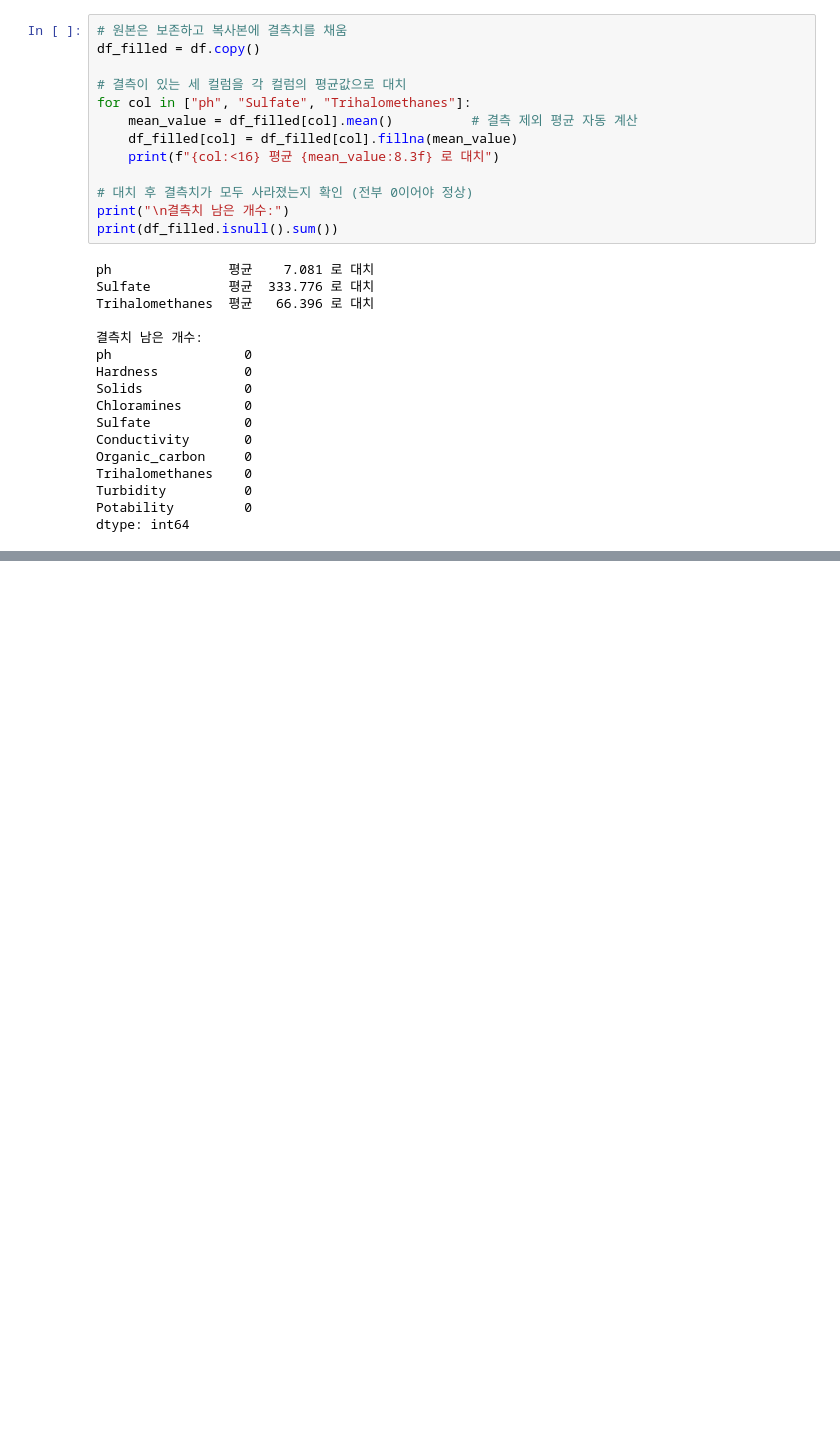
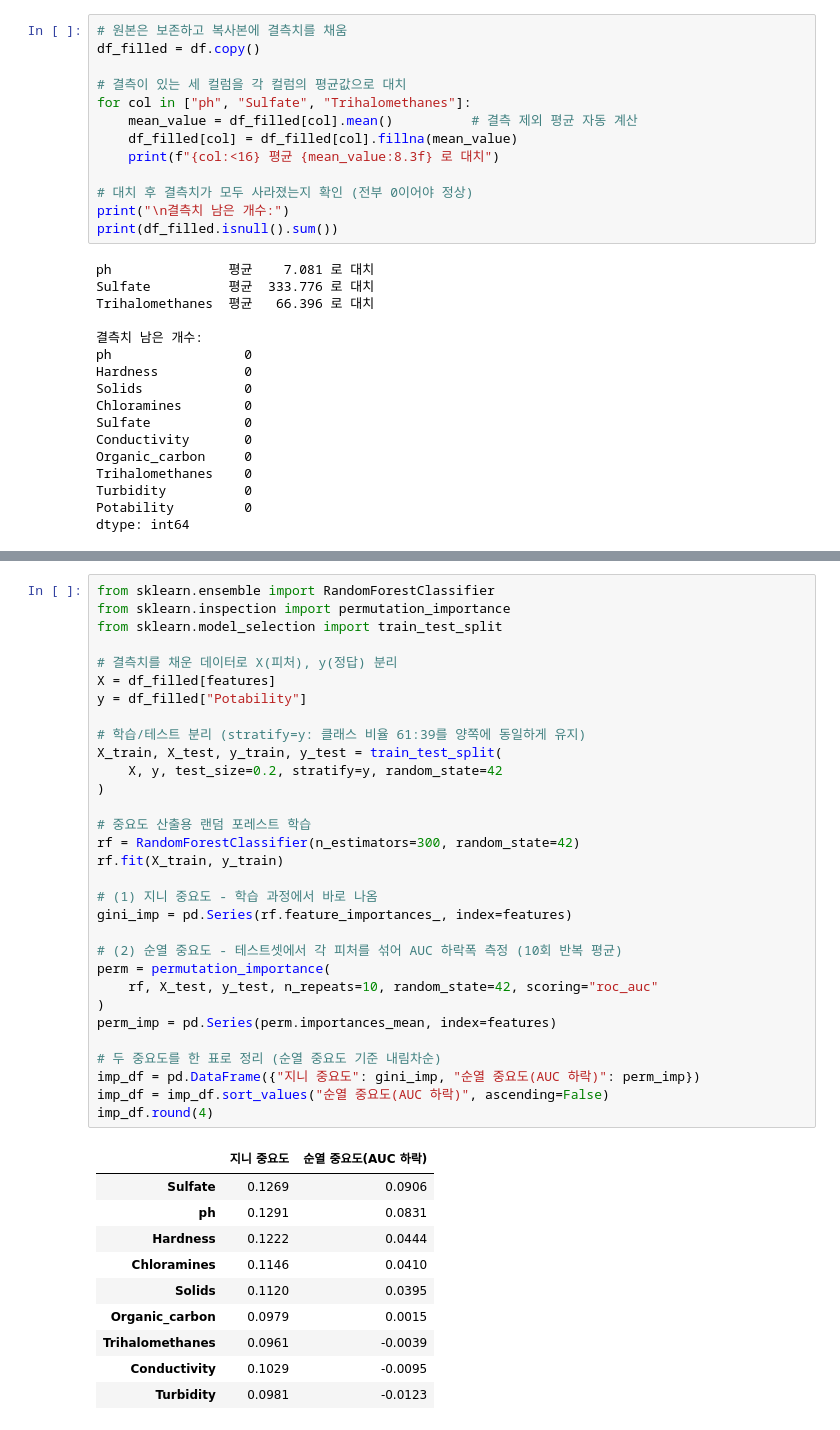
Before and after one commit to rhys3680-cell/sesac-ml, a Jupyter notebook: notebooks/13_water_potability.ipynb, the cells around one changed output, grey strips where cells are left out. Saved outputs shown, nothing was run; the diff lists cells and outputs as text; blank space fills up the shorter version.

```diff
--- a/notebooks/13_water_potability.ipynb
+++ b/notebooks/13_water_potability.ipynb
@@ -336,0 +346,42 @@ dtype: int64
+# %%
+from sklearn.ensemble import RandomForestClassifier
+from sklearn.inspection import permutation_importance
+from sklearn.model_selection import train_test_split
+
+# 결측치를 채운 데이터로 X(피처), y(정답) 분리
+X = df_filled[features]
+y = df_filled["Potability"]
+
+# 학습/테스트 분리 (stratify=y: 클래스 비율 61:39를 양쪽에 동일하게 유지)
+X_train, X_test, y_train, y_test = train_test_split(
+    X, y, test_size=0.2, stratify=y, random_state=42
+)
+
+# 중요도 산출용 랜덤 포레스트 학습
+rf = RandomForestClassifier(n_estimators=300, random_state=42)
+rf.fit(X_train, y_train)
+
+# (1) 지니 중요도 - 학습 과정에서 바로 나옴
+gini_imp = pd.Series(rf.feature_importances_, index=features)
+
+# (2) 순열 중요도 - 테스트셋에서 각 피처를 섞어 AUC 하락폭 측정 (10회 반복 평균)
+perm = permutation_importance(
+    rf, X_test, y_test, n_repeats=10, random_state=42, scoring="roc_auc"
+)
+perm_imp = pd.Series(perm.importances_mean, index=features)
+
+# 두 중요도를 한 표로 정리 (순열 중요도 기준 내림차순)
+imp_df = pd.DataFrame({"지니 중요도": gini_imp, "순열 중요도(AUC 하락)": perm_imp})
+imp_df = imp_df.sort_values("순열 중요도(AUC 하락)", ascending=False)
+imp_df.round(4)
+# %% [output]
+|  | 지니 중요도 | 순열 중요도(AUC 하락) |
+| Sulfate | 0.1269 | 0.0906 |
+| ph | 0.1291 | 0.0831 |
+| Hardness | 0.1222 | 0.0444 |
+| Chloramines | 0.1146 | 0.0410 |
+| Solids | 0.1120 | 0.0395 |
+| Organic_carbon | 0.0979 | 0.0015 |
+| Trihalomethanes | 0.0961 | -0.0039 |
+| Conductivity | 0.1029 | -0.0095 |
+| Turbidity | 0.0981 | -0.0123 |
```
Also changed, not shown: parts of 6 cells of this notebook.
